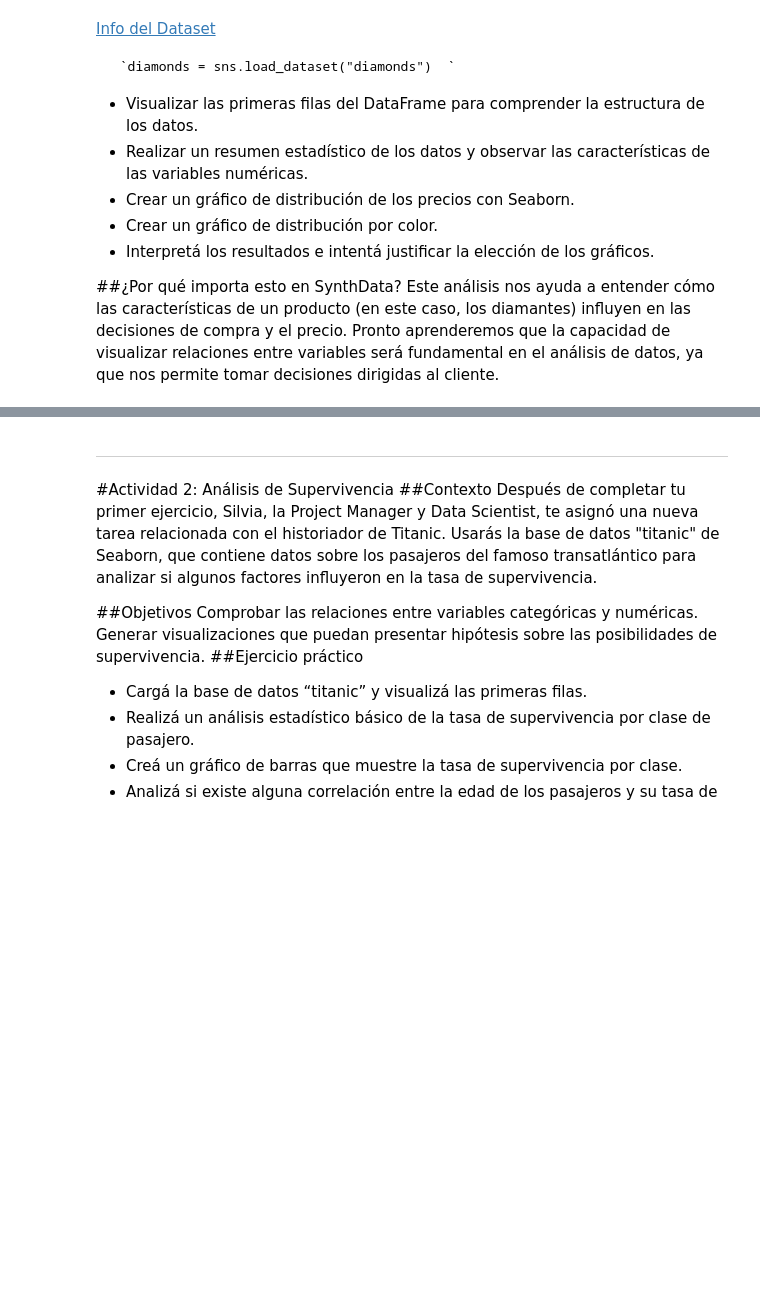
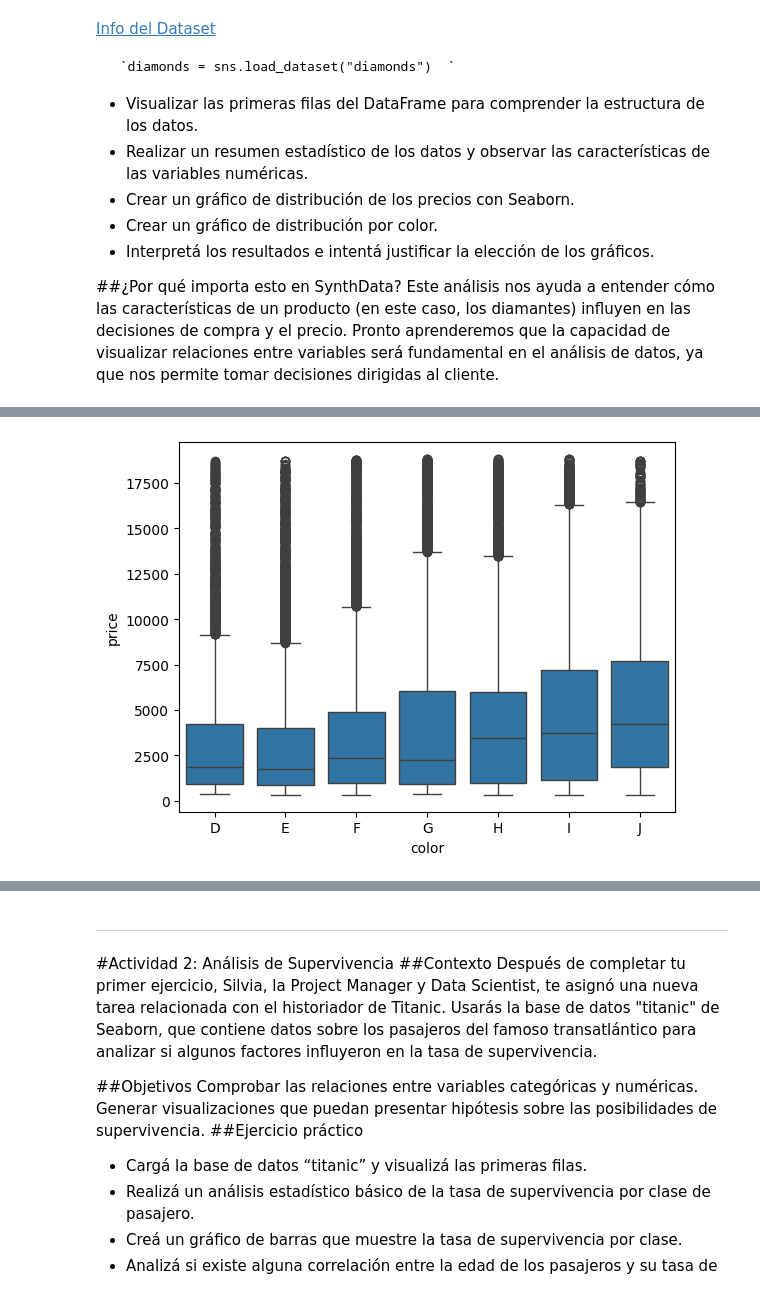
Before and after one commit to v0ltax/TT-2C2025-Data-Analitycs-Notebooks, a Jupyter notebook: _20_After_class_10/After_class_10_Actividades_1_y_2.ipynb, the cells around one changed output, grey strips where cells are left out. Cells and saved outputs as stored; diff of their text form; code cells hidden in the pictures; blank space fills up the shorter version.

```diff
--- a/_20_After_class_10/After_class_10_Actividades_1_y_2.ipynb
+++ b/_20_After_class_10/After_class_10_Actividades_1_y_2.ipynb
@@ -26,5 +26,6 @@ import seaborn as sns
 import matplotlib.pyplot as plt
 # %%
 # Cargar el conjunto de datos "diamonds" de Seaborn
+diamonds = sns.load_dataset("diamonds")
 # %%
 # Visualizar las primeras filas del DataFrame
@@ -35,3 +73,8 @@ import matplotlib.pyplot as plt
 # %%
 # Crear un boxplot que muestre cómo se distribuyen los valores de la variable numérica
 # 'price' sobre la variable categórica 'color'
+sns.boxplot(y='price', x ="color", data=diamonds)
+# sns.boxplot(y='price', x= 'clarity', data=diamonds) # o x='cut'
+plt.show()
+# %% [output]
+[figure, added]
```
Also changed, not shown: parts of 20 cells of this notebook.
